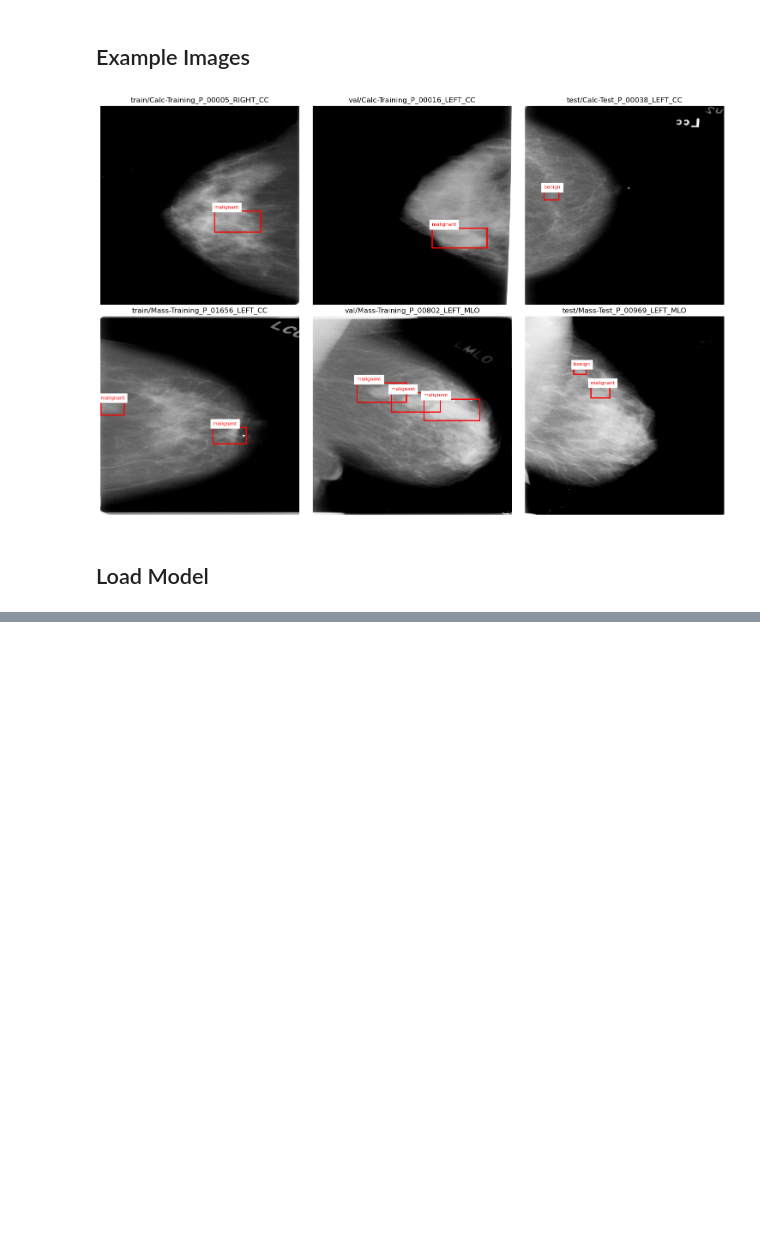
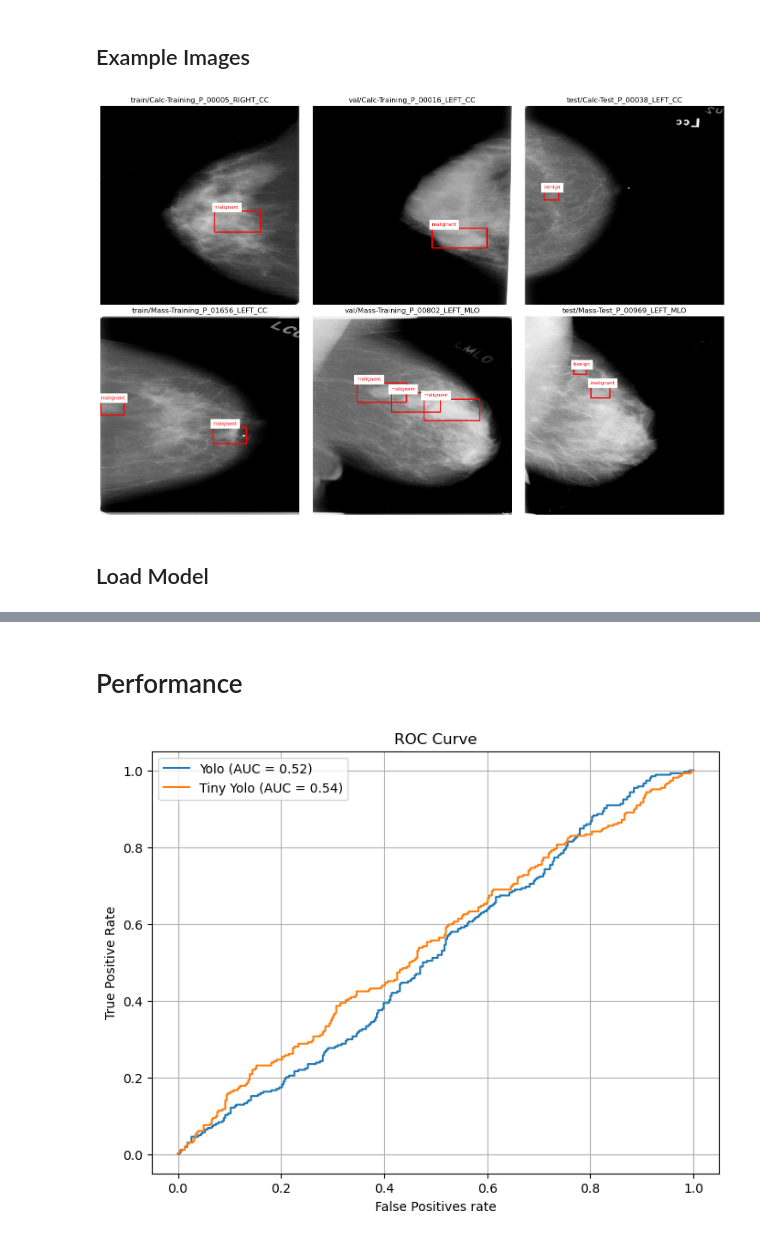
Before and after one commit to Cr3sp1/MammoYOLO, a Jupyter notebook: Results.ipynb, the cells around one changed output, grey strips where cells are left out. Saved outputs shown, nothing was run; the diff lists cells and outputs as text; code cells hidden in the pictures; blank space fills up the shorter version.

Commit message:
feat: add performance evaluation

```diff
--- a/Results.ipynb
+++ b/Results.ipynb
@@ -98,0 +97,21 @@ plt.show()
+# %% [markdown]
+# Performance
+# %%
+roc_tiny_df = pd.read_csv('performance/tiny_yolo_roc_curve.csv')
+roc_df = pd.read_csv('performance/yolo_roc_curve.csv')
+
+auc_tiny = roc_tiny_df["ROC_AUC"][0]
+auc = roc_df["ROC_AUC"][0]
+
+
+plt.figure(figsize=(8, 6))
+plt.plot(roc_df['FalsePositiveRate'], roc_df['TruePositiveRate'], label=f"Yolo (AUC = {auc:.2f})")
+plt.plot(roc_tiny_df['FalsePositiveRate'], roc_tiny_df['TruePositiveRate'], label=f"Tiny Yolo (AUC = {auc_tiny:.2f})")
+plt.xlabel("False Positives rate")
+plt.ylabel("True Positive Rate")
+plt.title(f"ROC Curve")
+plt.legend()
+plt.grid(True)
+plt.show()
+# %% [output]
+[figure, added]
```
Also changed, not shown: parts of 7 cells of this notebook, 6 other files.
